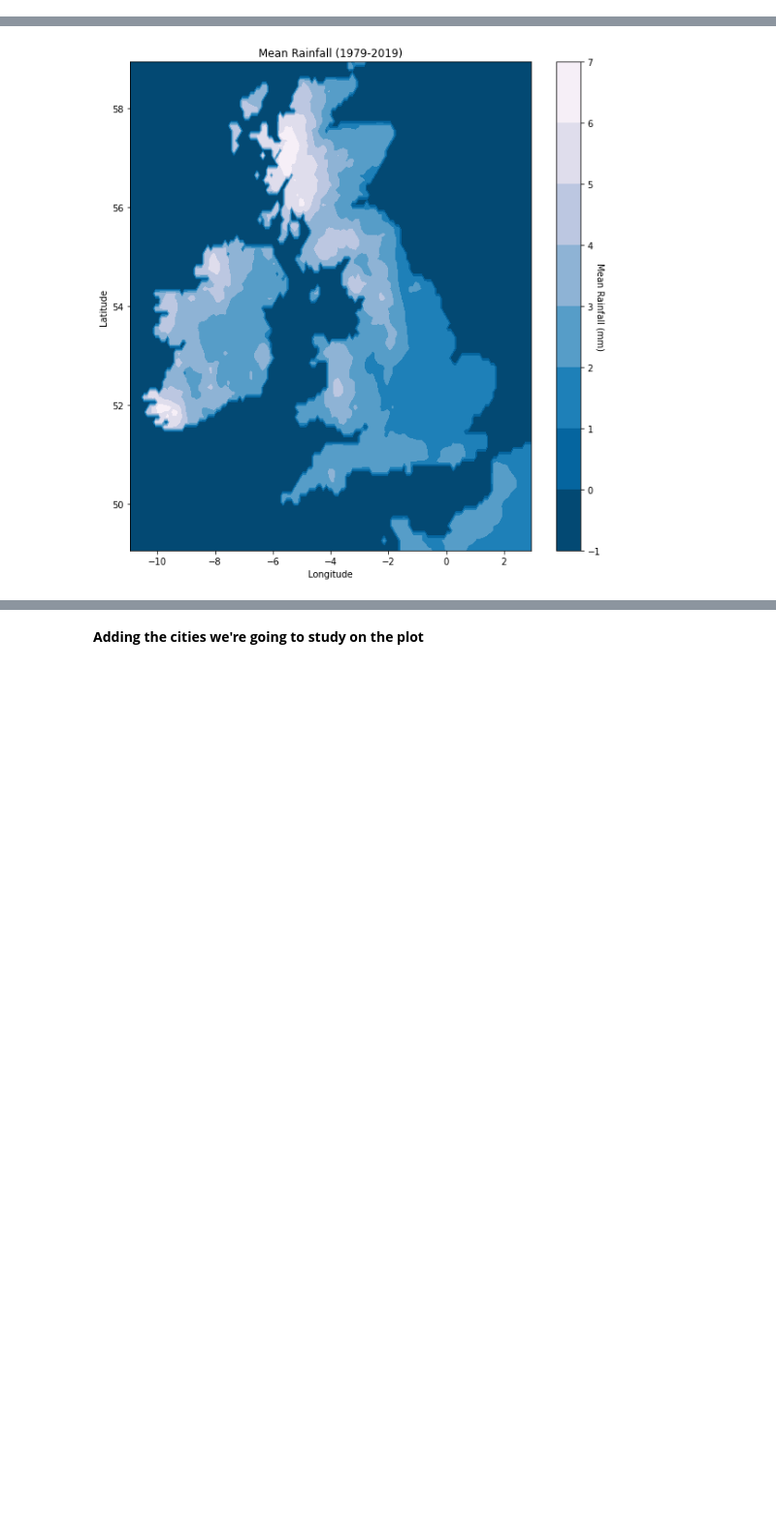
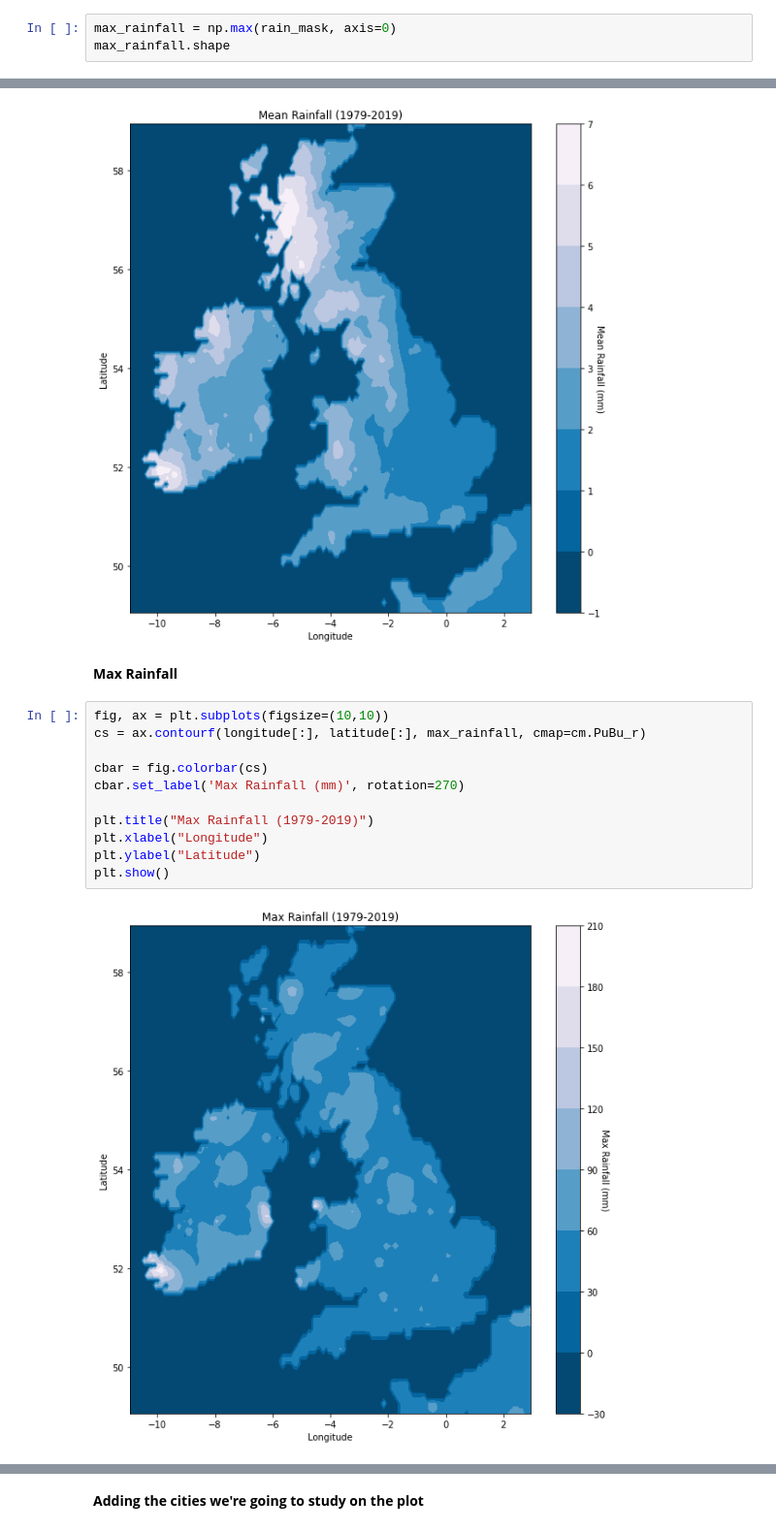
Before and after one commit to MariosNT/ML_Extreme_Climate_Events, a Jupyter notebook: Data/Data/rainfall_data_check.ipynb, the cells around one changed output, grey strips where cells are left out. Shown at 97% size. Drawn from its saved outputs; the diff is of its cells as text; blank space fills up the shorter version.

```diff
--- a/Data/Data/rainfall_data_check.ipynb
+++ b/Data/Data/rainfall_data_check.ipynb
@@ -114,3 +109,6 @@ mean_rainfall = np.average(rain_mask, axis=0)
 mean_rainfall.shape
 # %% [output]
 (100, 140)
+# %%
+max_rainfall = np.max(rain_mask, axis=0)
+max_rainfall.shape
@@ -129,3 +129,18 @@ plt.ylabel("Latitude")
 plt.show()
 # %% [output]
 [figure]
+# %% [markdown]
+__Max Rainfall__
+# %%
+fig, ax = plt.subplots(figsize=(10,10))
+cs = ax.contourf(longitude[:], latitude[:], max_rainfall, cmap=cm.PuBu_r)
+
+cbar = fig.colorbar(cs)
+cbar.set_label('Max Rainfall (mm)', rotation=270)
+
+plt.title("Max Rainfall (1979-2019)")
+plt.xlabel("Longitude")
+plt.ylabel("Latitude")
+plt.show()
+# %% [output]
+[figure, added]
```
Also changed, not shown: parts of 10 cells of this notebook.
